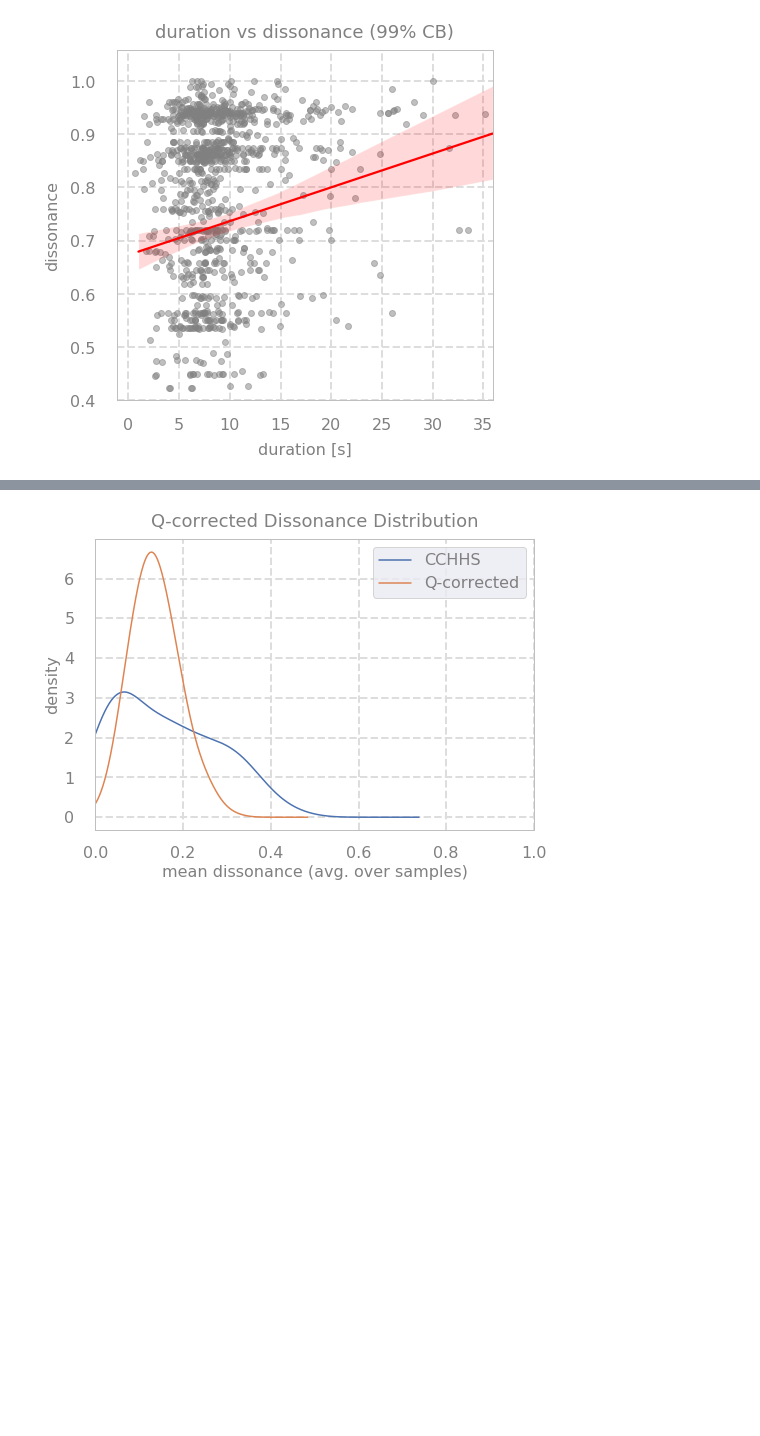
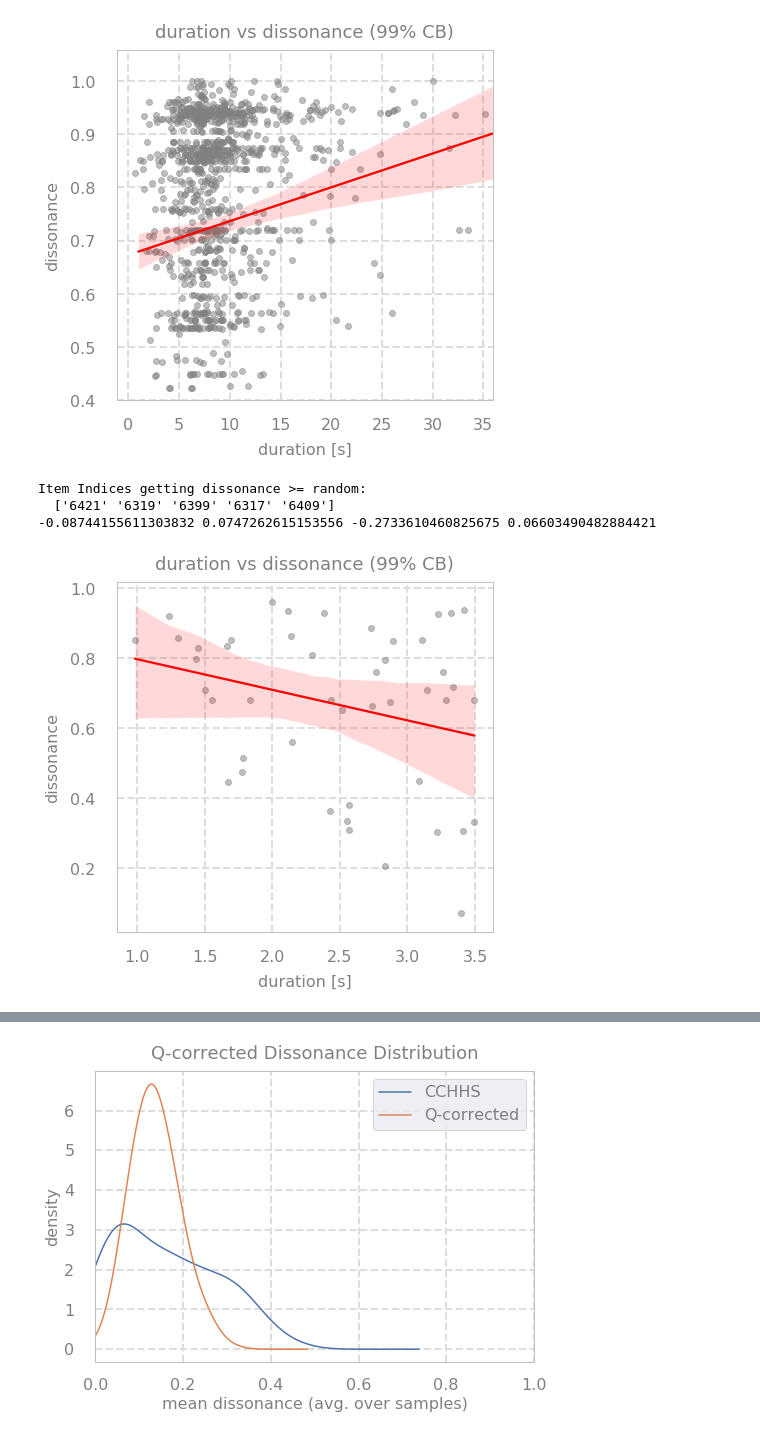
Before and after one commit to zeroknowledgediscovery/zcad, a Jupyter notebook: qanalysis/surveyNet001-bondcourt.ipynb, the cells around one changed output, grey strips where cells are left out. Saved outputs shown, nothing was run; the diff lists cells and outputs as text; code cells hidden in the pictures; blank space fills up the shorter version.

```diff
--- a/qanalysis/surveyNet001-bondcourt.ipynb
+++ b/qanalysis/surveyNet001-bondcourt.ipynb
@@ -792,3 +792,55 @@ ax.set_xlabel('duration [s]',fontsize=16,color='.5',labelpad=10)
 plt.savefig(OUTPUTDIR+'durvsdiss'+'.png',dpi=600,bbox_inches='tight',transparent=True)
 # %% [output]
 [figure]
+# %%
+nH=5
+print('Item Indices getting dissonance >= random:\n ',DSs.head(nH).index.values)
+DissH=Diss[DSs.head(nH).index]
+diss_arrayH=DissH.values.flatten()
+duration_arrayH=dur[DSs.head().index].values.flatten()
+ddH1=pd.DataFrame([diss_arrayH,duration_arrayH],index=['dissonance','duration']).transpose().dropna()
+ddH1=ddH1[(ddH1.dissonance>0) & (ddH1.duration<3.5)]
+#print('\ncorrelation:')
+#display(DSs.head(nH))
+#display(ddH1.corr())
+
+plt.style.use('fivethirtyeight')
+fig=plt.figure(figsize=[6,6])
+sns.set()
+ax=plt.gca()
+sns.regplot(ax=ax,x='duration',y='dissonance',data=ddH1,lowess=False,
+               order=1,ci=99,
+               scatter_kws={"color": ".5",'alpha':.5}, line_kws={"color": "red"})
+
+
+ax.set_title('duration vs dissonance (99% CB)',fontsize=18,y=1.02,color='.5')
+plt.setp(ax.get_xticklabels(), fontsize=16,y=-.02)
+plt.setp(ax.get_yticklabels(), fontsize=16)
+#plt.setp(ax2.get_yticklabels(), fontsize=16)
+#plt.gca().set_xlabel('% reduction in error', fontsize=16,color='.5')
+ax.set_facecolor((1.0, 0.47, 0.42,0))
+fig.set_facecolor((1,0,1,0))
+ax.spines['bottom'].set_color('.75')
+ax.spines['top'].set_color('.75')
+ax.spines['right'].set_color('.75')
+ax.spines['left'].set_color('.75')
+##ax.set_xlim(-100,100);
+ax.grid(color='#dddddd', linestyle='--', linewidth=2)
+plt.setp(ax.spines.values(), linewidth=1)
+ax.tick_params(axis='x', colors='.5')    #setting up X-axis tick color to red
+ax.tick_params(axis='y', colors='.5',pad=15)  #setting up Y-axis tick color to black
+ax.set_ylabel('dissonance',fontsize=16,color='.5',labelpad=10)
+ax.set_xlabel('duration [s]',fontsize=16,color='.5',labelpad=10)
+#ax.legend(fontsize=16)
+
+
+
+
+from scipy import stats
+slope, intercept, r_value, p_value, std_err = stats.linregress(ddH1.duration,ddH1.dissonance)
+print(slope,r_value**2,r_value, p_value)
+# %% [output]
+Item Indices getting dissonance >= random:
+  ['6421' '6319' '6399' '6317' '6409']
+-0.08744155611303832 0.0747262615153556 -0.2733610460825675 0.06603490482884421
+[figure, added]
```
Also changed, not shown: parts of 3 cells of this notebook, 6 other files.
